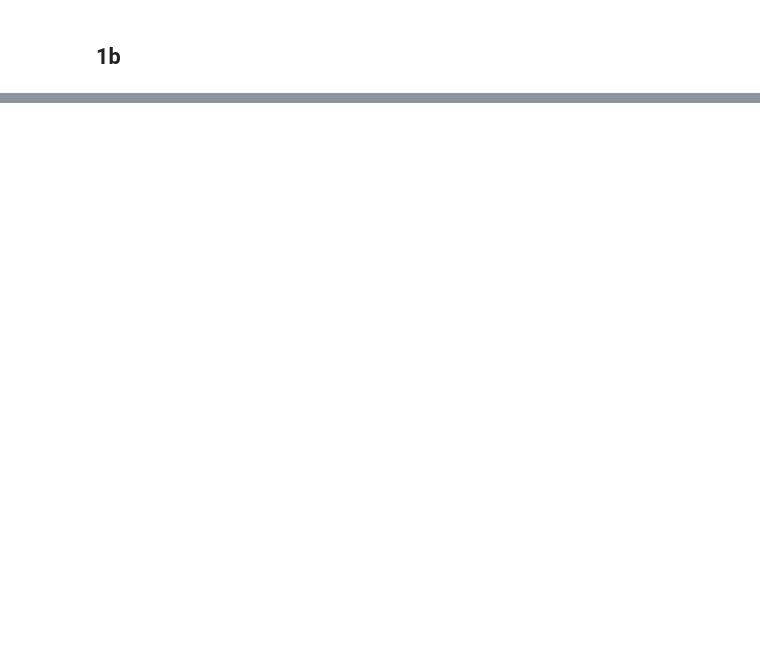
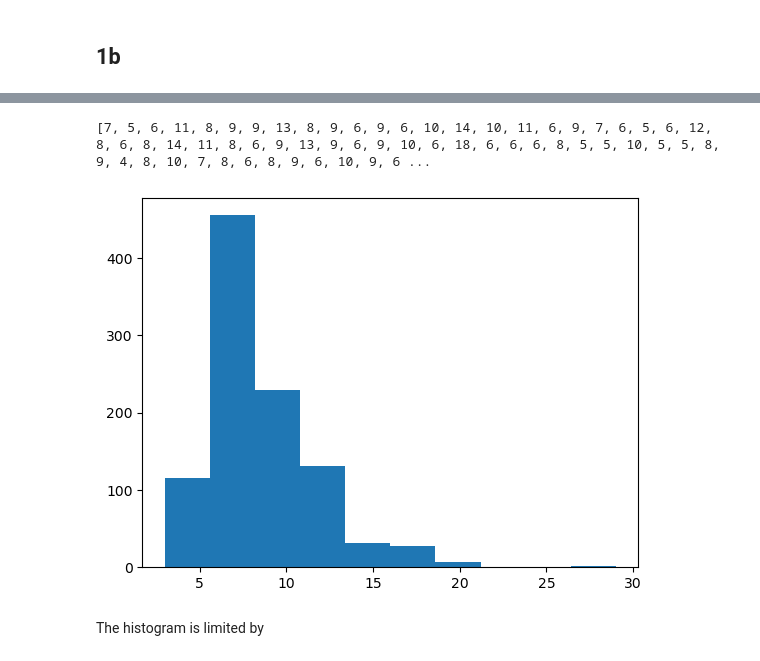
Before and after one commit to aryanbarik/EE-541-Deep-Learning, a Jupyter notebook: hw1/hw1p1.ipynb, the cells around one changed output, grey strips where cells are left out. Drawn from its saved outputs; the diff is of its cells as text; code cells hidden in the pictures; blank space fills up the shorter version.

```diff
--- a/hw1/hw1p1.ipynb
+++ b/hw1/hw1p1.ipynb
@@ -87,0 +105,7 @@ print(heads_streak)
+# %%
+repeat_experiment(1000)
+# %% [output]
+[7, 5, 6, 11, 8, 9, 9, 13, 8, 9, 6, 9, 6, 10, 14, 10, 11, 6, 9, 7, 6, 5, 6, 12, 8, 6, 8, 14, 11, 8, 6, 9, 13, 9, 6, 9, 10, 6, 18, 6, 6, 6, 8, 5, 5, 10, 5, 5, 8, 9, 4, 8, 10, 7, 8, 6, 8, 9, 6, 10, 9, 6 ...
+[figure, added]
+# %% [markdown]
+The histogram is limited by
```
Also changed, not shown: parts of 7 cells of this notebook.
